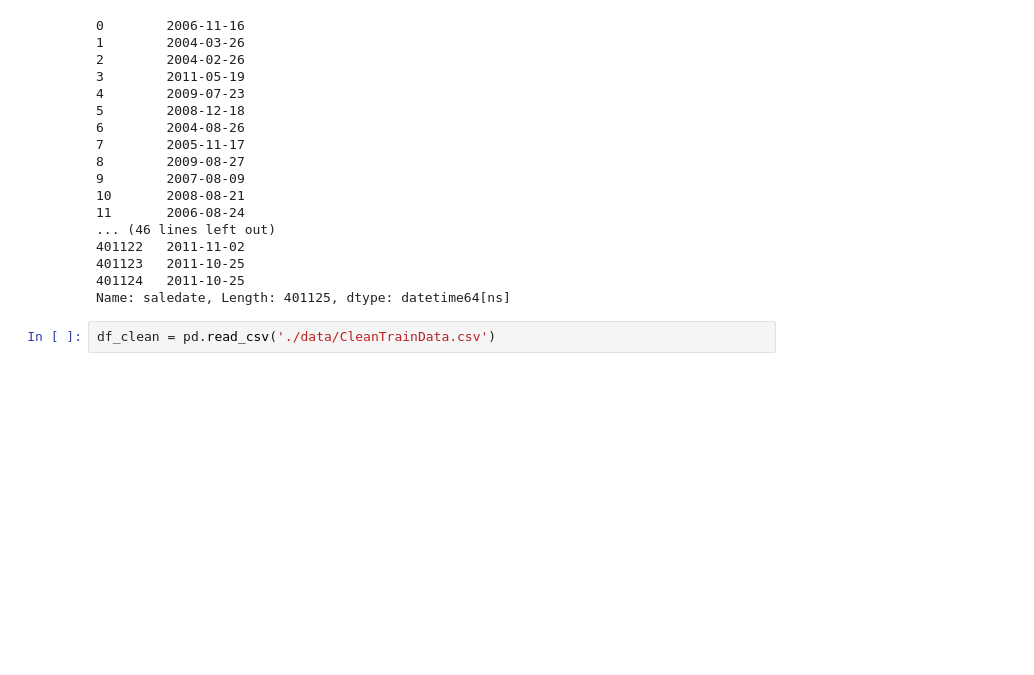
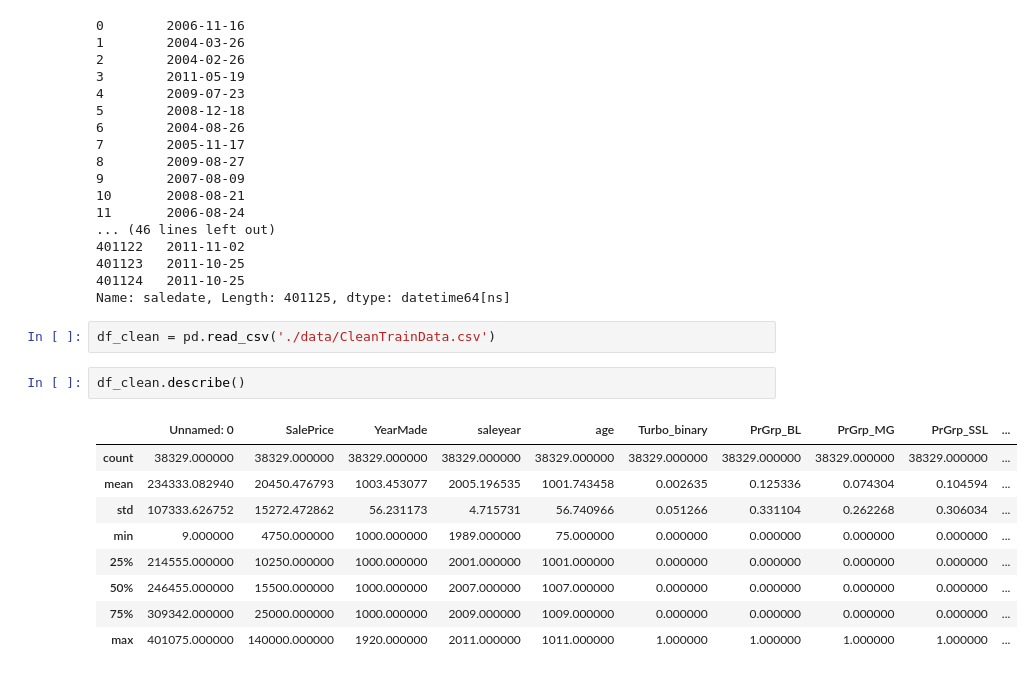
Before and after one commit to Laszarus/dsi-regression-case-study, a Jupyter notebook: predict_auction_price/auction_eda_nick.ipynb, the cells around one changed output. Cells and saved outputs as stored; diff of their text form; blank space fills up the shorter version.

```diff
--- a/predict_auction_price/auction_eda_nick.ipynb
+++ b/predict_auction_price/auction_eda_nick.ipynb
@@ -119,6 +121,18 @@ pd.to_datetime(df['saledate'])
 Name: saledate, Length: 401125, dtype: datetime64[ns]
 # %%
 df_clean = pd.read_csv('./data/CleanTrainData.csv')
+# %%
+df_clean.describe()
+# %% [output]
+|  | Unnamed: 0 | SalePrice | YearMade | saleyear | age | Turbo_binary | PrGrp_BL | PrGrp_MG | PrGrp_SSL | ... |
+| count | 38329.000000 | 38329.000000 | 38329.000000 | 38329.000000 | 38329.000000 | 38329.000000 | 38329.000000 | 38329.000000 | 38329.000000 | ... |
+| mean | 234333.082940 | 20450.476793 | 1003.453077 | 2005.196535 | 1001.743458 | 0.002635 | 0.125336 | 0.074304 | 0.104594 | ... |
+| std | 107333.626752 | 15272.472862 | 56.231173 | 4.715731 | 56.740966 | 0.051266 | 0.331104 | 0.262268 | 0.306034 | ... |
+| min | 9.000000 | 4750.000000 | 1000.000000 | 1989.000000 | 75.000000 | 0.000000 | 0.000000 | 0.000000 | 0.000000 | ... |
+| 25% | 214555.000000 | 10250.000000 | 1000.000000 | 2001.000000 | 1001.000000 | 0.000000 | 0.000000 | 0.000000 | 0.000000 | ... |
+| 50% | 246455.000000 | 15500.000000 | 1000.000000 | 2007.000000 | 1007.000000 | 0.000000 | 0.000000 | 0.000000 | 0.000000 | ... |
+| 75% | 309342.000000 | 25000.000000 | 1000.000000 | 2009.000000 | 1009.000000 | 0.000000 | 0.000000 | 0.000000 | 0.000000 | ... |
+| max | 401075.000000 | 140000.000000 | 1920.000000 | 2011.000000 | 1011.000000 | 1.000000 | 1.000000 | 1.000000 | 1.000000 | ... |
 # %%
 plt.figure(figsize=(12,10))
 cor = df_clean.corr()
```
Also changed, not shown: parts of 2 cells of this notebook, 3 other files.
